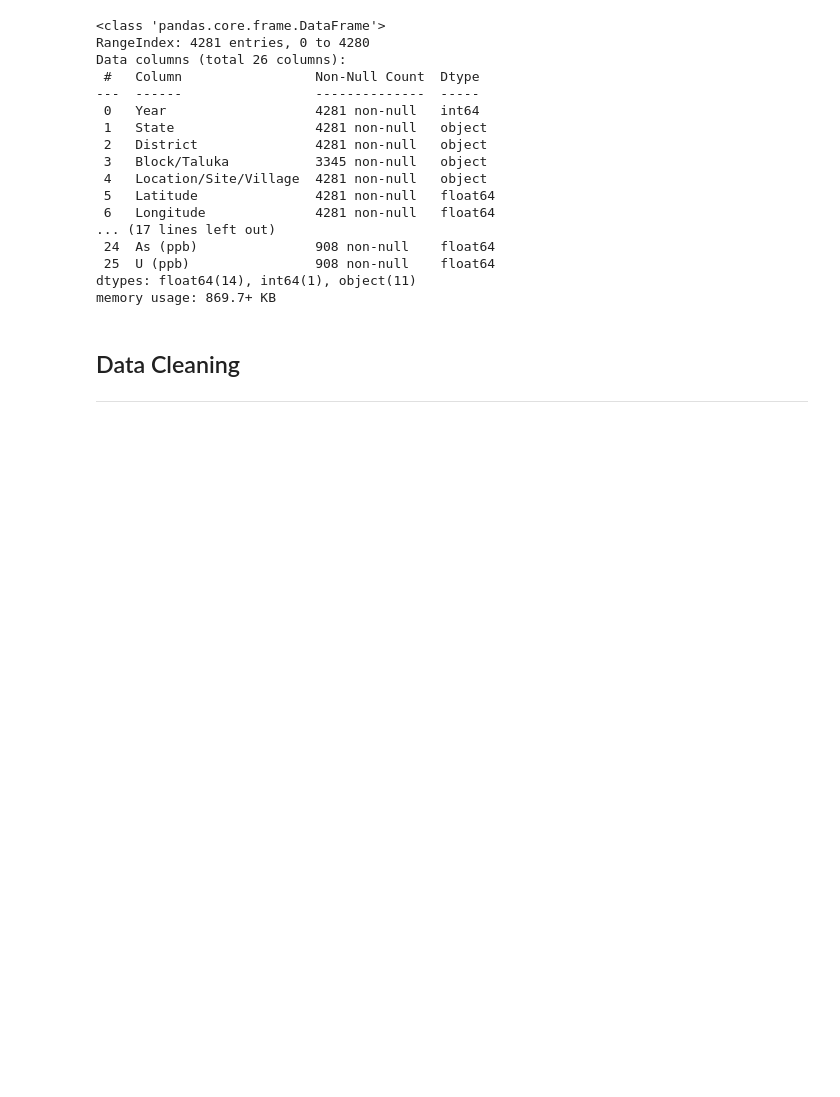
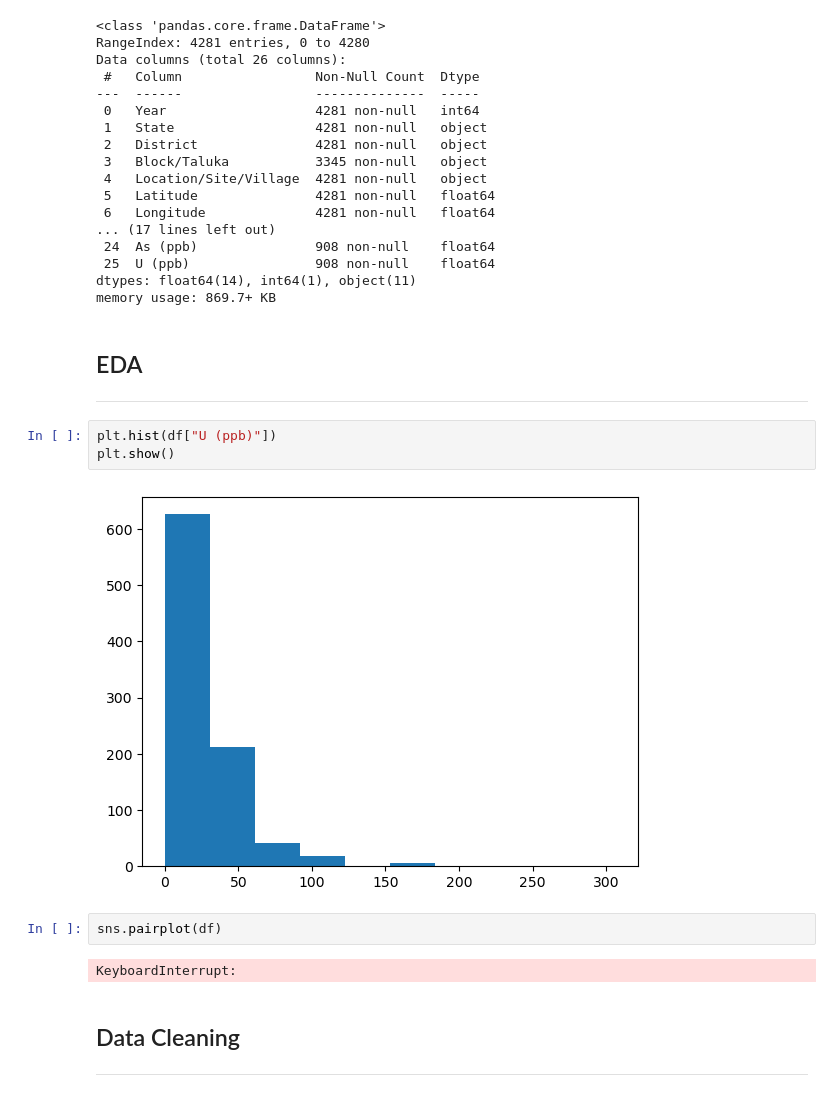
Before and after one commit to ikabrain/uranium-punjab-analysis, a Jupyter notebook: micro-study-2/relation.ipynb, the cells around one changed output. Drawn from its saved outputs; the diff is of its cells as text; blank space fills up the shorter version.

```diff
--- a/micro-study-2/relation.ipynb
+++ b/micro-study-2/relation.ipynb
@@ -39,6 +39,18 @@ Data columns (total 26 columns):
  25  U (ppb)                908 non-null    float64
 dtypes: float64(14), int64(1), object(11)
 memory usage: 869.7+ KB
+# %% [markdown]
+## EDA
+---
+# %%
+plt.hist(df["U (ppb)"])
+plt.show()
+# %% [output]
+[figure, added]
+# %%
+sns.pairplot(df)
+# %% [output]
+KeyboardInterrupt:
 # %% [markdown]
 ## Data Cleaning
 ---
```
Also changed, not shown: parts of 1 cell of this notebook, 1 other file.
